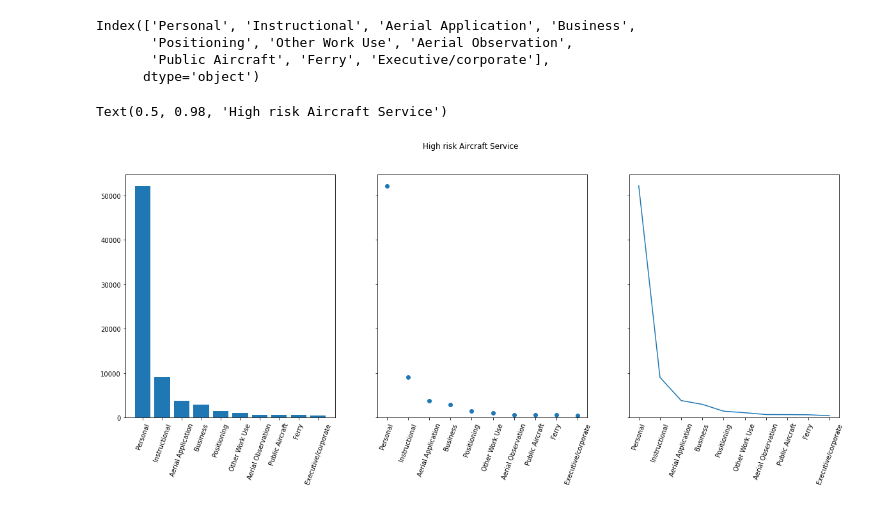
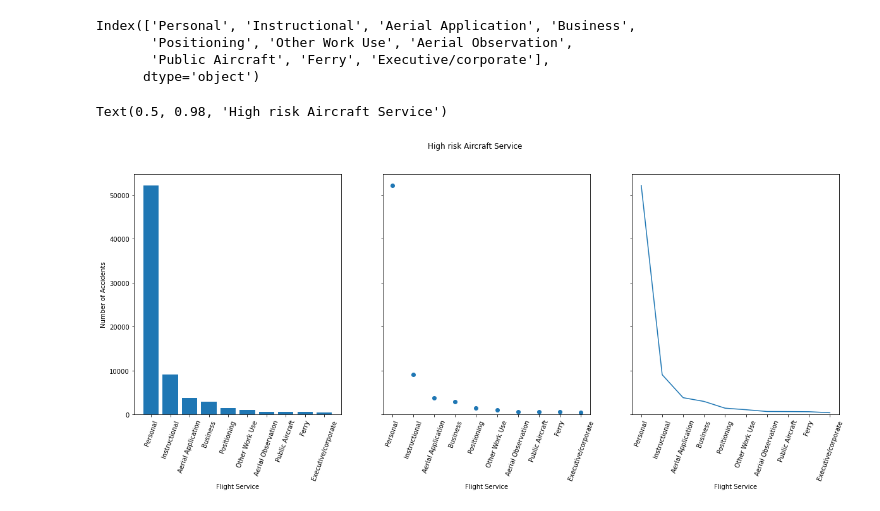
Before and after one commit to kamahTek/jet-flight, a Jupyter notebook: flight.ipynb, the cells around one changed output. Drawn from its saved outputs; the diff is of its cells as text; code cells hidden in the pictures.

```diff
--- a/flight.ipynb
+++ b/flight.ipynb
@@ -686,24 +695,28 @@ Index(['Personal', 'Instructional', 'Aerial Application', 'Business',
 # %%
 # Highly at risk aircraft service
 data = new_aviation_data['Purpose_of_flight'].value_counts()
 service = list(data.index[:10])
 accidents = list(data.values[:10])
 
 fig, ax = plt.subplots(1, 3, figsize=(20, 7), sharey=True)
 
 ax[0].bar(service, accidents)
 ax[1].scatter(service, accidents)
 ax[2].plot(service, accidents)
 
+ax[0].set_ylabel('Number of Accidents')
+
 for ax in (ax[0], ax[1], ax[2]):
     ax.tick_params(axis='x', rotation=70)
-    # plt.xticks(rotation=90)
+    ax.set_xlabel('Flight Service')
+
+
 
 
 fig.suptitle('High risk Aircraft Service')
 # %% [output]
 Text(0.5, 0.98, 'High risk Aircraft Service')
-[figure, old version]
+[figure, new version]
 # %%
 # Low risk aircraft service
 data = new_aviation_data['Purpose_of_flight'].value_counts()
```
Also changed, not shown: parts of 11 cells of this notebook, 5 other files.
